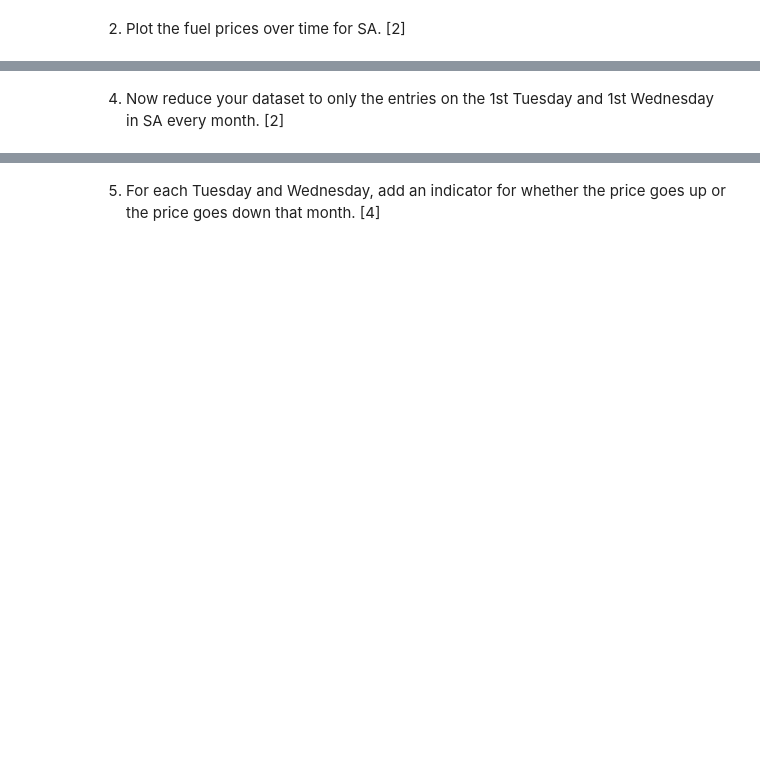
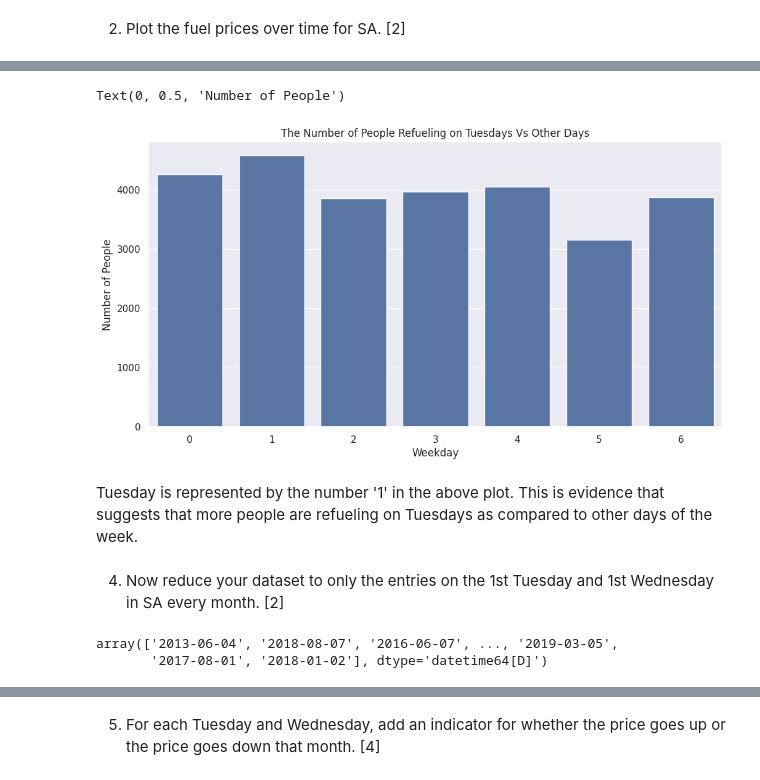
Before and after one commit to tarunaidoo/IDVE_Assignment1, a Jupyter notebook: Assignment1-Check.ipynb, the cells around one changed output, grey strips where cells are left out. Drawn from its saved outputs; the diff is of its cells as text; code cells hidden in the pictures; blank space fills up the shorter version.

```diff
--- a/Assignment1-Check.ipynb
+++ b/Assignment1-Check.ipynb
@@ -1592,3 +1609,13 @@ eling on a Tuesday vs other days. [3]
+# %%
+sns.countplot(x=df_copy_sa['weekday_fueled'], data=df_copy_sa)
+plt.title("The Number of People Refueling on Tuesdays Vs Other Days")
+plt.xlabel("Weekday")
+plt.ylabel("Number of People")
+# %% [output]
+Text(0, 0.5, 'Number of People')
+[figure, added]
+# %% [markdown]
+Tuesday is represented by the number '1' in the above plot. This is evidence that suggests that more people are refueling on Tuesdays as compared to other days of the week.
 # %% [markdown]
 4. Now reduce your dataset to only the entries on the 1st Tuesday and 1st
 Wednesday in SA every month. [2]
@@ -1594,0 +1636,6 @@ Wednesday in SA every month. [2]
+# %%
+# results
+first_tue_data2_sa
+# %% [output]
+array(['2013-06-04', '2018-08-07', '2016-06-07', ..., '2019-03-05',
+       '2017-08-01', '2018-01-02'], dtype='datetime64[D]')
```
Also changed, not shown: parts of 29 cells of this notebook.
